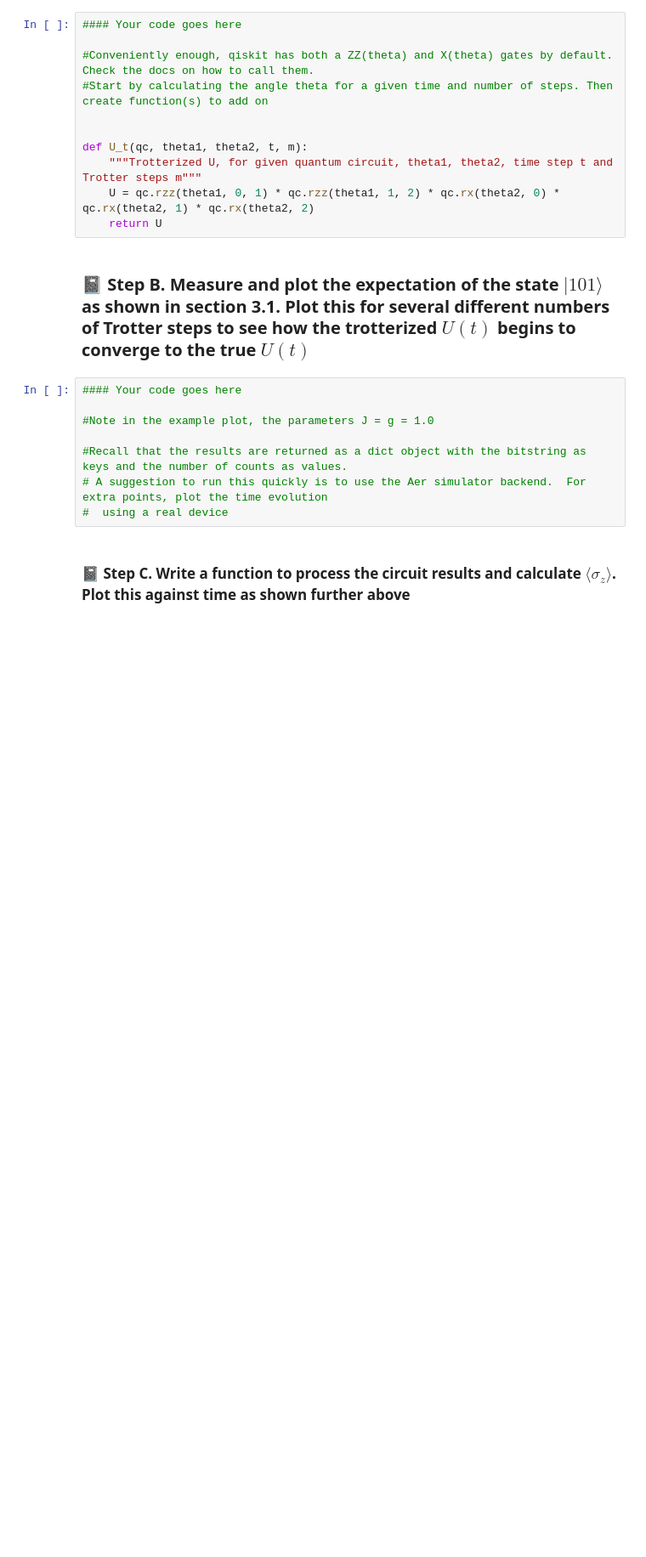
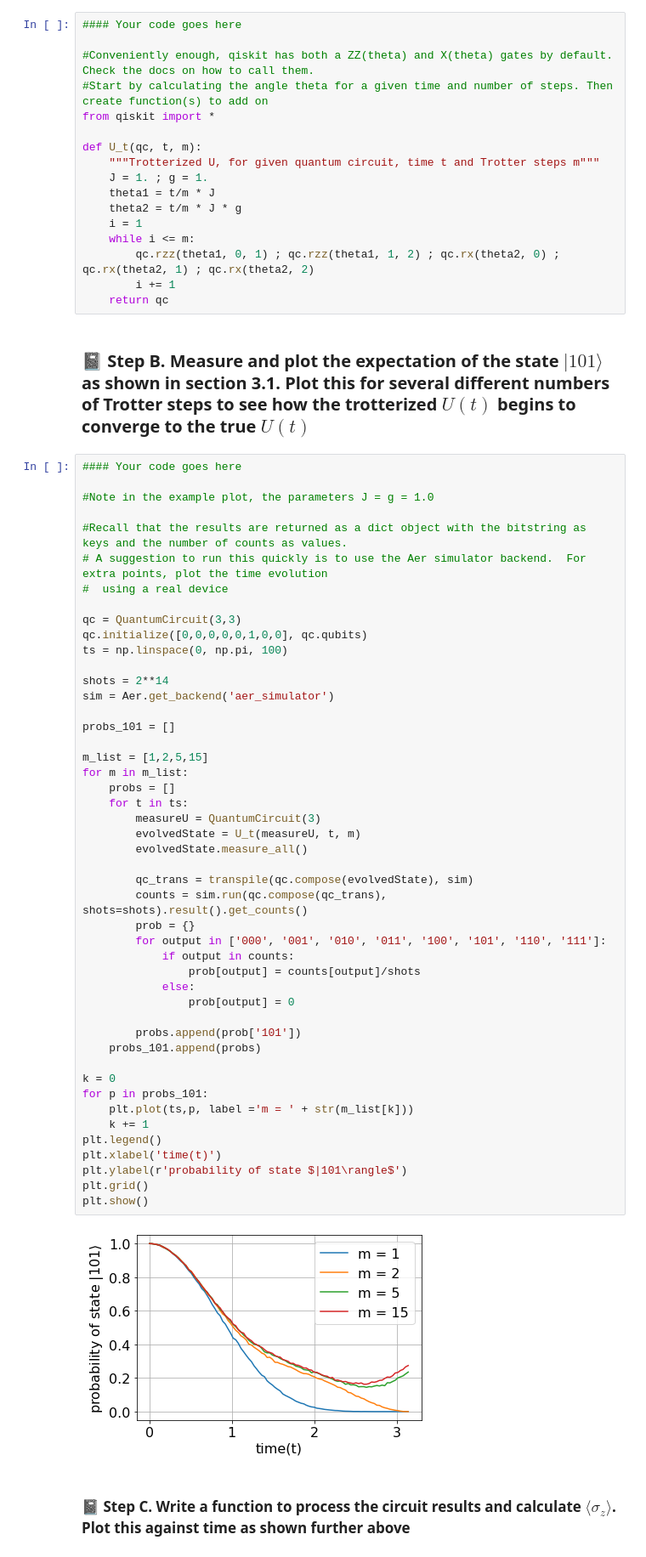
Before and after one commit to postonw/Quantum-Comp-HW-Will-Poston, a Jupyter notebook: Lab-2_Quantum-Simulation.ipynb, the cells around one changed output. Shown at 85% size. Cells and saved outputs as stored; diff of their text form; blank space fills up the shorter version.

Commit message:
Update Lab-2_Quantum-Simulation.ipynb
step b

```diff
--- a/Lab-2_Quantum-Simulation.ipynb
+++ b/Lab-2_Quantum-Simulation.ipynb
@@ -250,22 +250,69 @@ $$
 
 #Conveniently enough, qiskit has both a ZZ(theta) and X(theta) gates by default. Check the docs on how to call them.
 #Start by calculating the angle theta for a given time and number of steps. Then create function(s) to add on
+from qiskit import *
 
-
-def U_t(qc, theta1, theta2, t, m):
-    """Trotterized U, for given quantum circuit, theta1, theta2, time step t and Trotter steps m"""
-    U = qc.rzz(theta1, 0, 1) * qc.rzz(theta1, 1, 2) * qc.rx(theta2, 0) * qc.rx(theta2, 1) * qc.rx(theta2, 2)
-    return U
+def U_t(qc, t, m):
+    """Trotterized U, for given quantum circuit, time t and Trotter steps m"""
+    J = 1. ; g = 1.
+    theta1 = t/m * J
+    theta2 = t/m * J * g
+    i = 1
+    while i <= m:
+        qc.rzz(theta1, 0, 1) ; qc.rzz(theta1, 1, 2) ; qc.rx(theta2, 0) ; qc.rx(theta2, 1) ; qc.rx(theta2, 2)
+        i += 1
+    return qc
 # %% [markdown]
 <h3 style="font-size: 20px">&#128211; Step B. Measure and plot the expectation of the state $|101\rangle$ as shown in section 3.1.  Plot this for several different numbers of Trotter steps to see how the trotterized $U(t)$ begins to converge to the true $U(t)$
 # %%
 #### Your code goes here
 
 #Note in the example plot, the parameters J = g = 1.0
 
 #Recall that the results are returned as a dict object with the bitstring as keys and the number of counts as values.
 # A suggestion to run this quickly is to use the Aer simulator backend.  For extra points, plot the time evolution
 #  using a real device
+
+qc = QuantumCircuit(3,3)
+qc.initialize([0,0,0,0,0,1,0,0], qc.qubits)
+ts = np.linspace(0, np.pi, 100)
+
+shots = 2**14
+sim = Aer.get_backend('aer_simulator')
+
+probs_101 = []
+
+m_list = [1,2,5,15]
+for m in m_list:
+    probs = []
+    for t in ts:
+        measureU = QuantumCircuit(3)
+        evolvedState = U_t(measureU, t, m)
+        evolvedState.measure_all()
+
+        qc_trans = transpile(qc.compose(evolvedState), sim)
+        counts = sim.run(qc.compose(qc_trans), shots=shots).result().get_counts()
+        prob = {}
+        for output in ['000', '001', '010', '011', '100', '101', '110', '111']:
+            if output in counts:
+                prob[output] = counts[output]/shots
+            else:
+                prob[output] = 0
+
+        probs.append(prob['101'])
+    probs_101.append(probs)
+
+k = 0
+for p in probs_101:
+    plt.plot(ts,p, label ='m = ' + str(m_list[k]))
+    k += 1
+plt.legend()
+plt.xlabel('time(t)')
+plt.ylabel(r'probability of state $|101\rangle$')
+plt.grid()
+plt.show()
+# %% [output]
+[figure, added]
 # %% [markdown]
 <h3 style="font-size: 17px">&#128211; Step C. Write a function to process the circuit results and calculate $\langle\sigma_z\rangle$.  Plot this against time as shown further above
 # %%
```
Also changed, not shown: parts of 2 cells of this notebook.
